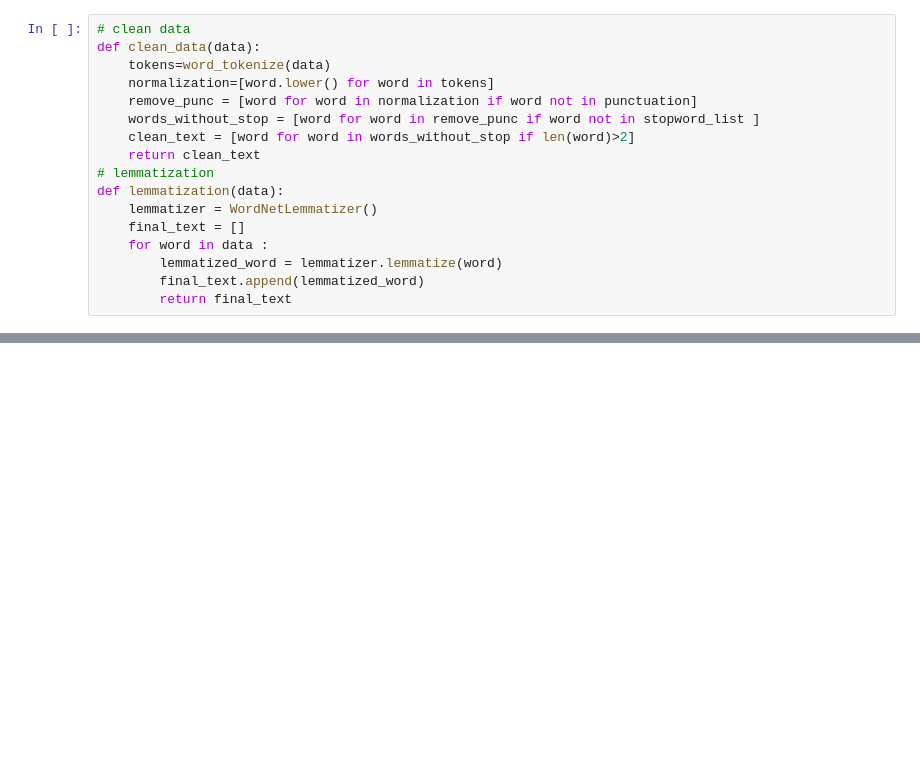
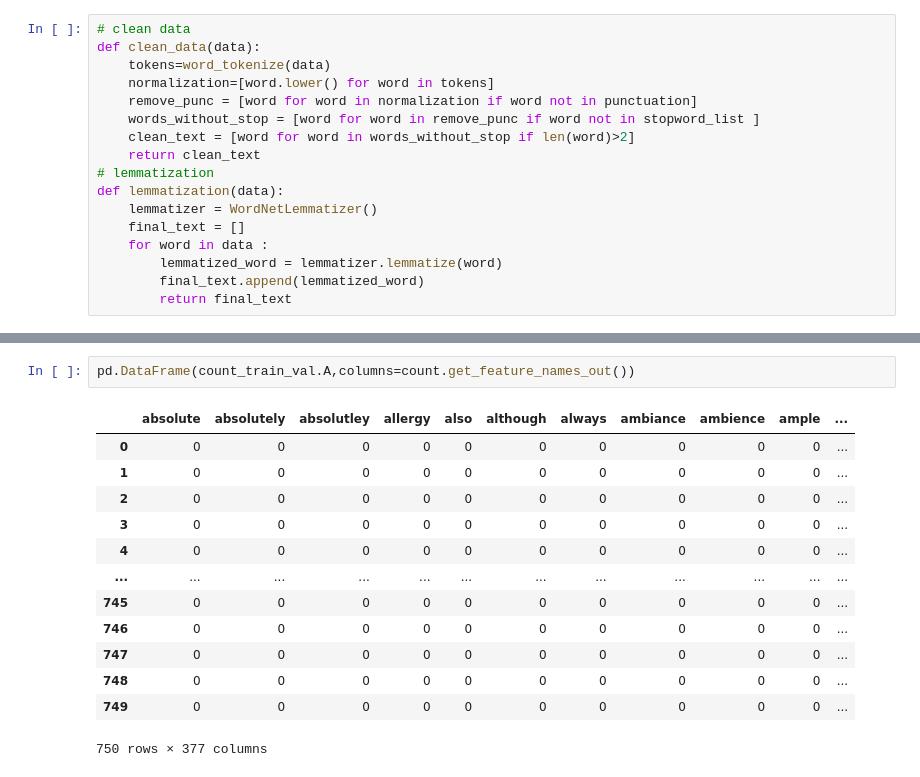
Before and after one commit to bhaskar112car/UnravelEats-A-Root-Cause-Analysis-of-Restaurant-Reviews., a Jupyter notebook: Root cause analysis.ipynb, the cells around one changed output, grey strips where cells are left out. Cells and saved outputs as stored; diff of their text form; blank space fills up the shorter version.

```diff
--- a/Root cause analysis.ipynb
+++ b/Root cause analysis.ipynb
@@ -341,0 +642,16 @@ x_train, x_test, y_train, y_test = train_test_split(data.text)
+# %%
+pd.DataFrame(count_train_val.A,columns=count.get_feature_names_out())
+# %% [output]
+|  | absolute | absolutely | absolutley | allergy | also | although | always | ambiance | ambience | ample | ... |
+| 0 | 0 | 0 | 0 | 0 | 0 | 0 | 0 | 0 | 0 | 0 | ... |
+| 1 | 0 | 0 | 0 | 0 | 0 | 0 | 0 | 0 | 0 | 0 | ... |
+| 2 | 0 | 0 | 0 | 0 | 0 | 0 | 0 | 0 | 0 | 0 | ... |
+| 3 | 0 | 0 | 0 | 0 | 0 | 0 | 0 | 0 | 0 | 0 | ... |
+| 4 | 0 | 0 | 0 | 0 | 0 | 0 | 0 | 0 | 0 | 0 | ... |
+| ... | ... | ... | ... | ... | ... | ... | ... | ... | ... | ... | ... |
+| 745 | 0 | 0 | 0 | 0 | 0 | 0 | 0 | 0 | 0 | 0 | ... |
+| 746 | 0 | 0 | 0 | 0 | 0 | 0 | 0 | 0 | 0 | 0 | ... |
+| 747 | 0 | 0 | 0 | 0 | 0 | 0 | 0 | 0 | 0 | 0 | ... |
+| 748 | 0 | 0 | 0 | 0 | 0 | 0 | 0 | 0 | 0 | 0 | ... |
+| 749 | 0 | 0 | 0 | 0 | 0 | 0 | 0 | 0 | 0 | 0 | ... |
+750 rows × 377 columns
```
Also changed, not shown: parts of 38 cells of this notebook.
